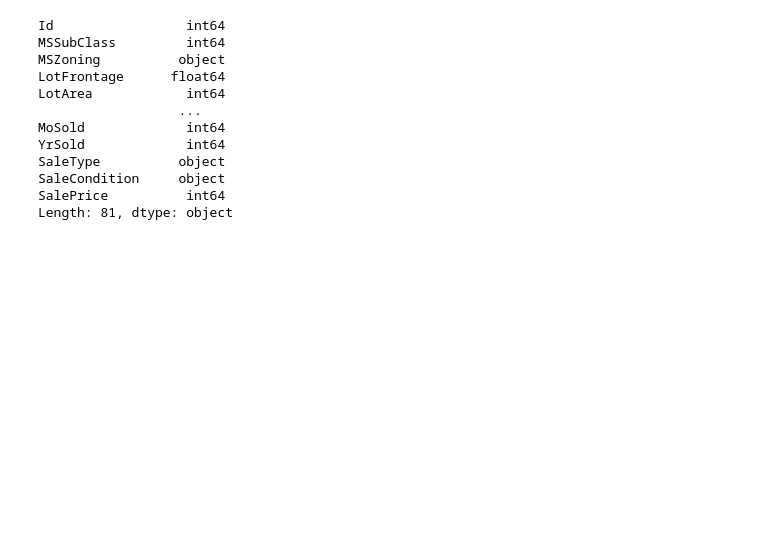
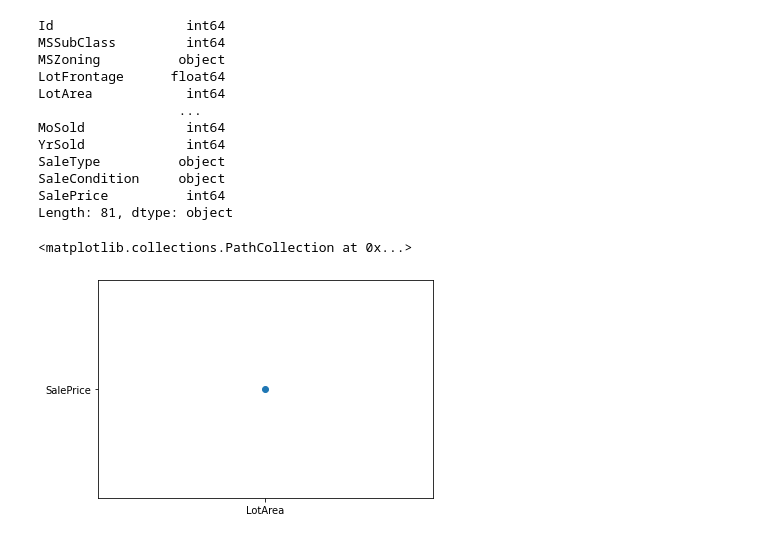
Before and after one commit to frag30041997/docker, a Jupyter notebook: ExDataVis.ipynb, the cells around one changed output. Cells and saved outputs as stored; diff of their text form; code cells hidden in the pictures; blank space fills up the shorter version.

```diff
--- a/ExDataVis.ipynb
+++ b/ExDataVis.ipynb
@@ -42,3 +44,8 @@ SaleType          object
 SaleCondition     object
 SalePrice          int64
 Length: 81, dtype: object
+# %%
+plt.scatter(x='LotArea', y='SalePrice')
+# %% [output]
+<matplotlib.collections.PathCollection at 0x...>
+[figure, added]
```
Also changed, not shown: parts of 7 cells of this notebook.
